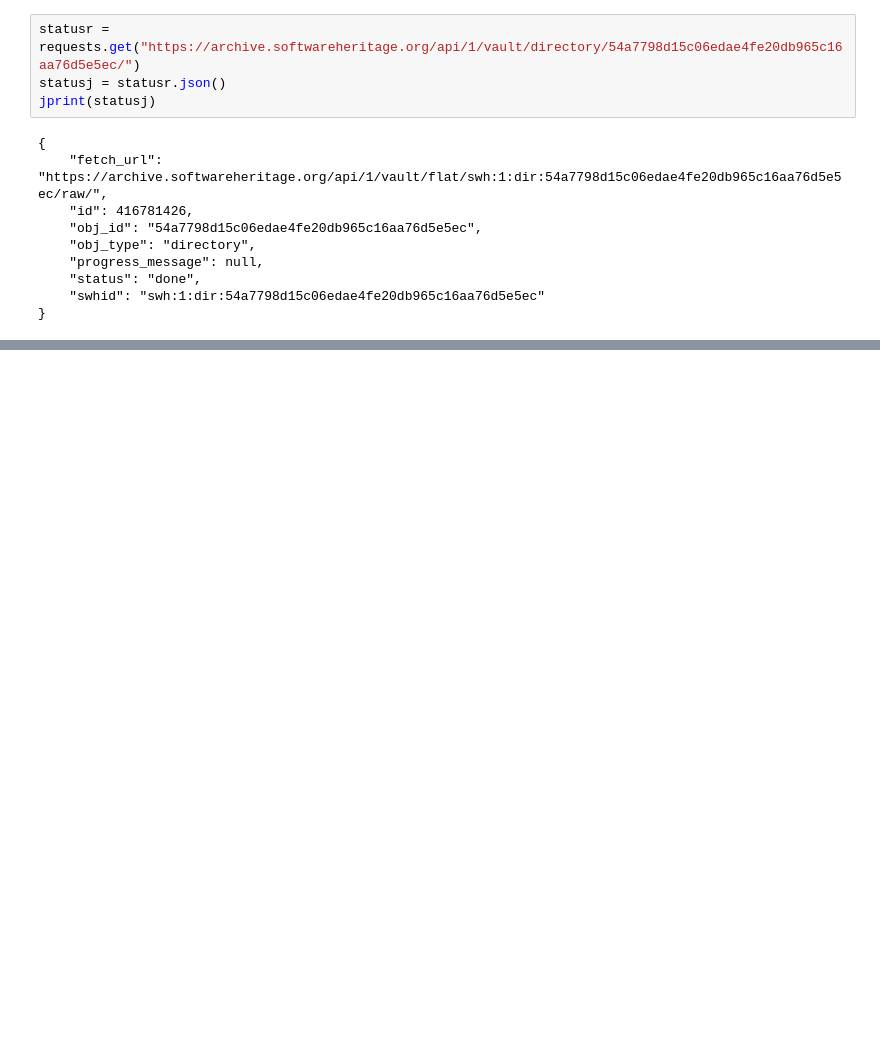
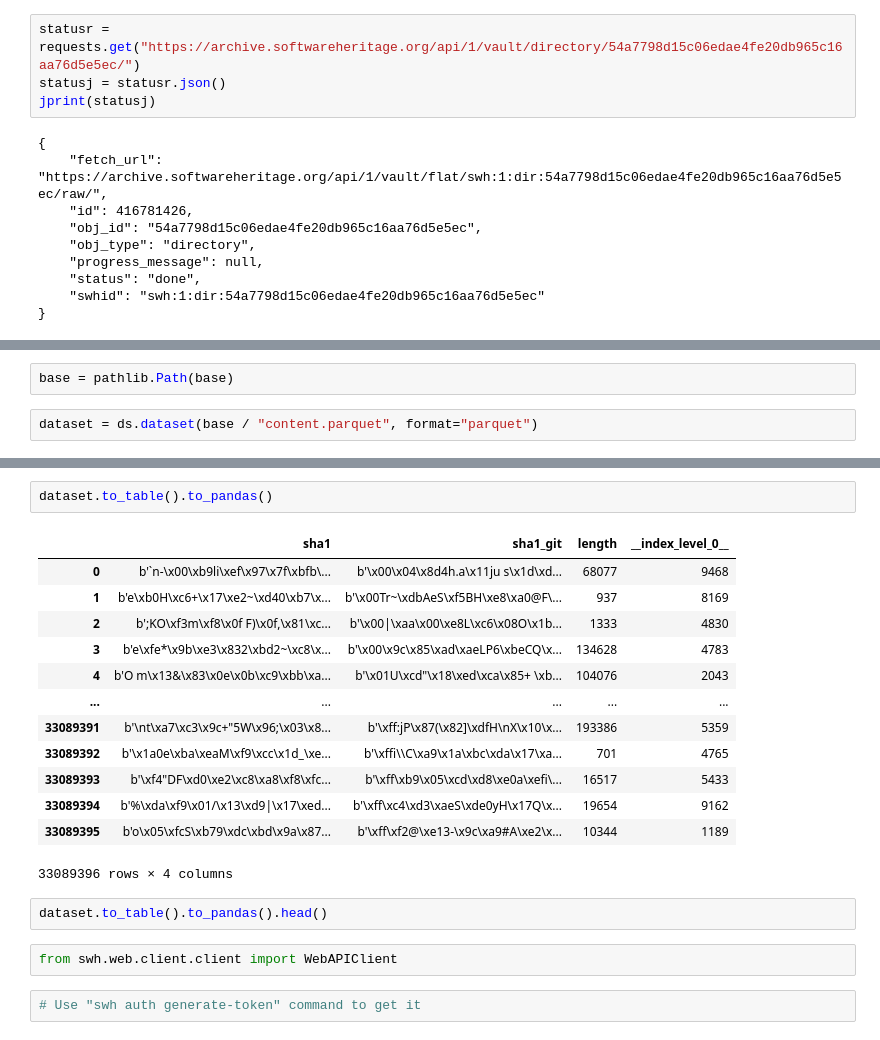
Before and after one commit to mselimata/SWHforNeuroimaging, a Jupyter notebook: src/SWHplayground.ipynb, the cells around one changed output, grey strips where cells are left out. Saved outputs shown, nothing was run; the diff lists cells and outputs as text; blank space fills up the shorter version.

```diff
--- a/src/SWHplayground.ipynb
+++ b/src/SWHplayground.ipynb
@@ -209,0 +313,4 @@ jprint(statusj)
+# %%
+base = pathlib.Path(base)
+# %%
+dataset = ds.dataset(base / "content.parquet", format="parquet")
@@ -209,0 +347,22 @@ jprint(statusj)
+# %%
+dataset.to_table().to_pandas()
+# %% [output]
+|  | sha1 | sha1_git | length | __index_level_0__ |
+| 0 | b'`n-\x00\xb9li\xef\x97\x7f\xbfb\... | b'\x00\x04\x8d4h.a\x11ju s\x1d\xd... | 68077 | 9468 |
+| 1 | b'e\xb0H\xc6+\x17\xe2~\xd40\xb7\x... | b'\x00Tr~\xdbAeS\xf5BH\xe8\xa0@F\... | 937 | 8169 |
+| 2 | b';KO\xf3m\xf8\x0f F)\x0f,\x81\xc... | b'\x00|\xaa\x00\xe8L\xc6\x08O\x1b... | 1333 | 4830 |
+| 3 | b'e\xfe*\x9b\xe3\x832\xbd2~\xc8\x... | b'\x00\x9c\x85\xad\xaeLP6\xbeCQ\x... | 134628 | 4783 |
+| 4 | b'O m\x13&\x83\x0e\x0b\xc9\xbb\xa... | b'\x01U\xcd"\x18\xed\xca\x85+ \xb... | 104076 | 2043 |
+| ... | ... | ... | ... | ... |
+| 33089391 | b'\nt\xa7\xc3\x9c+"5W\x96;\x03\x8... | b'\xff:jP\x87(\x82]\xdfH\nX\x10\x... | 193386 | 5359 |
+| 33089392 | b'\x1a0e\xba\xeaM\xf9\xcc\x1d_\xe... | b'\xffi\\C\xa9\x1a\xbc\xda\x17\xa... | 701 | 4765 |
+| 33089393 | b'\xf4"DF\xd0\xe2\xc8\xa8\xf8\xfc... | b'\xff\xb9\x05\xcd\xd8\xe0a\xefi\... | 16517 | 5433 |
+| 33089394 | b'%\xda\xf9\x01/\x13\xd9|\x17\xed... | b'\xff\xc4\xd3\xaeS\xde0yH\x17Q\x... | 19654 | 9162 |
+| 33089395 | b'o\x05\xfcS\xb79\xdc\xbd\x9a\x87... | b'\xff\xf2@\xe13-\x9c\xa9#A\xe2\x... | 10344 | 1189 |
+33089396 rows × 4 columns
+# %%
+dataset.to_table().to_pandas().head()
+# %%
+from swh.web.client.client import WebAPIClient
+# %%
+# Use "swh auth generate-token" command to get it
```
Also changed, not shown: parts of 36 cells of this notebook, 2 other files.
